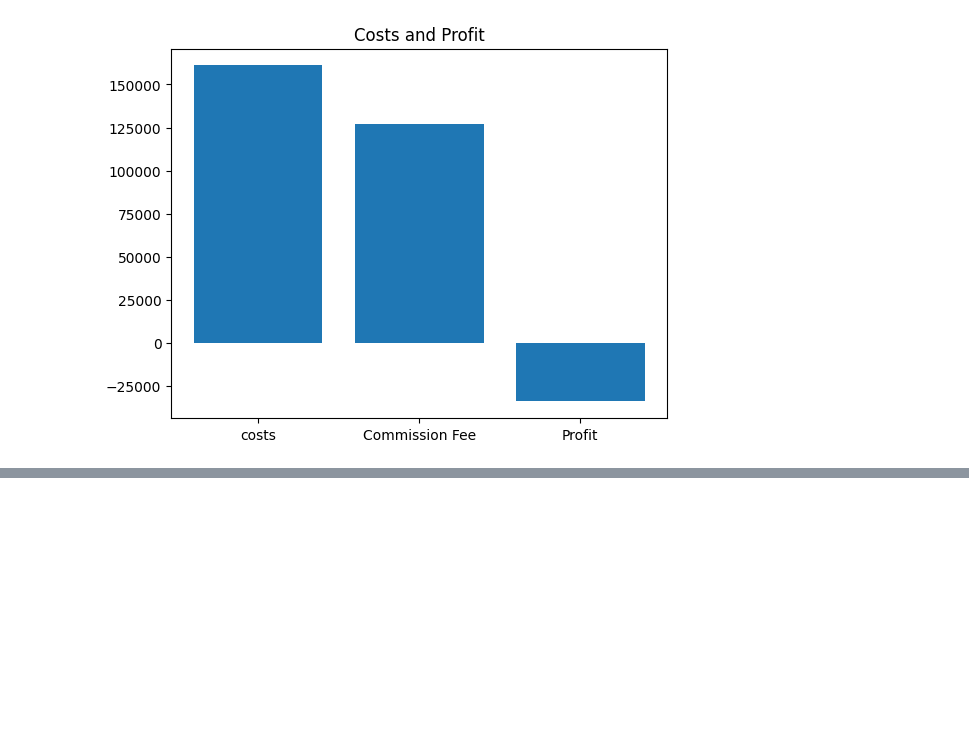
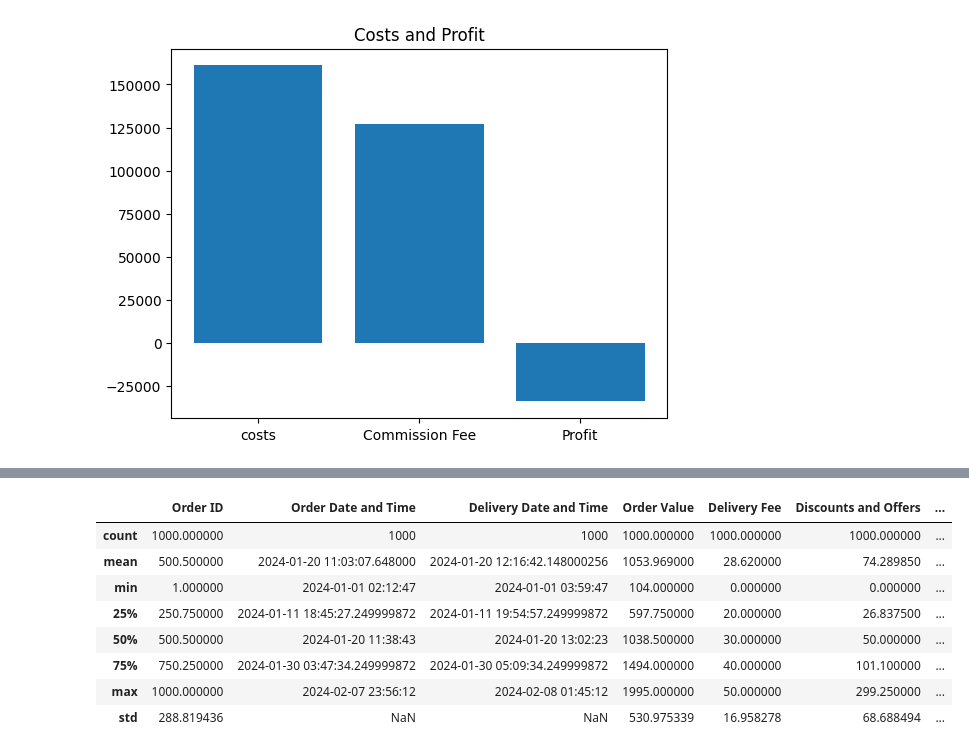
Before and after one commit to nit-kat/DS_Projects, a Jupyter notebook: Delivery_Cost_Analysis.ipynb, the cells around one changed output, grey strips where cells are left out. Cells and saved outputs as stored; diff of their text form; code cells hidden in the pictures; blank space fills up the shorter version.

```diff
--- a/Delivery_Cost_Analysis.ipynb
+++ b/Delivery_Cost_Analysis.ipynb
@@ -214,0 +231,12 @@ We can safely conclude that To be **profitable**:
+# %%
+df.describe()
+# %% [output]
+|  | Order ID | Order Date and Time | Delivery Date and Time | Order Value | Delivery Fee | Discounts and Offers | ... |
+| count | 1000.000000 | 1000 | 1000 | 1000.000000 | 1000.000000 | 1000.000000 | ... |
+| mean | 500.500000 | 2024-01-20 11:03:07.648000 | 2024-01-20 12:16:42.148000256 | 1053.969000 | 28.620000 | 74.289850 | ... |
+| min | 1.000000 | 2024-01-01 02:12:47 | 2024-01-01 03:59:47 | 104.000000 | 0.000000 | 0.000000 | ... |
+| 25% | 250.750000 | 2024-01-11 18:45:27.249999872 | 2024-01-11 19:54:57.249999872 | 597.750000 | 20.000000 | 26.837500 | ... |
+| 50% | 500.500000 | 2024-01-20 11:38:43 | 2024-01-20 13:02:23 | 1038.500000 | 30.000000 | 50.000000 | ... |
+| 75% | 750.250000 | 2024-01-30 03:47:34.249999872 | 2024-01-30 05:09:34.249999872 | 1494.000000 | 40.000000 | 101.100000 | ... |
+| max | 1000.000000 | 2024-02-07 23:56:12 | 2024-02-08 01:45:12 | 1995.000000 | 50.000000 | 299.250000 | ... |
+| std | 288.819436 | NaN | NaN | 530.975339 | 16.958278 | 68.688494 | ... |
```
Also changed, not shown: parts of 6 cells of this notebook.
